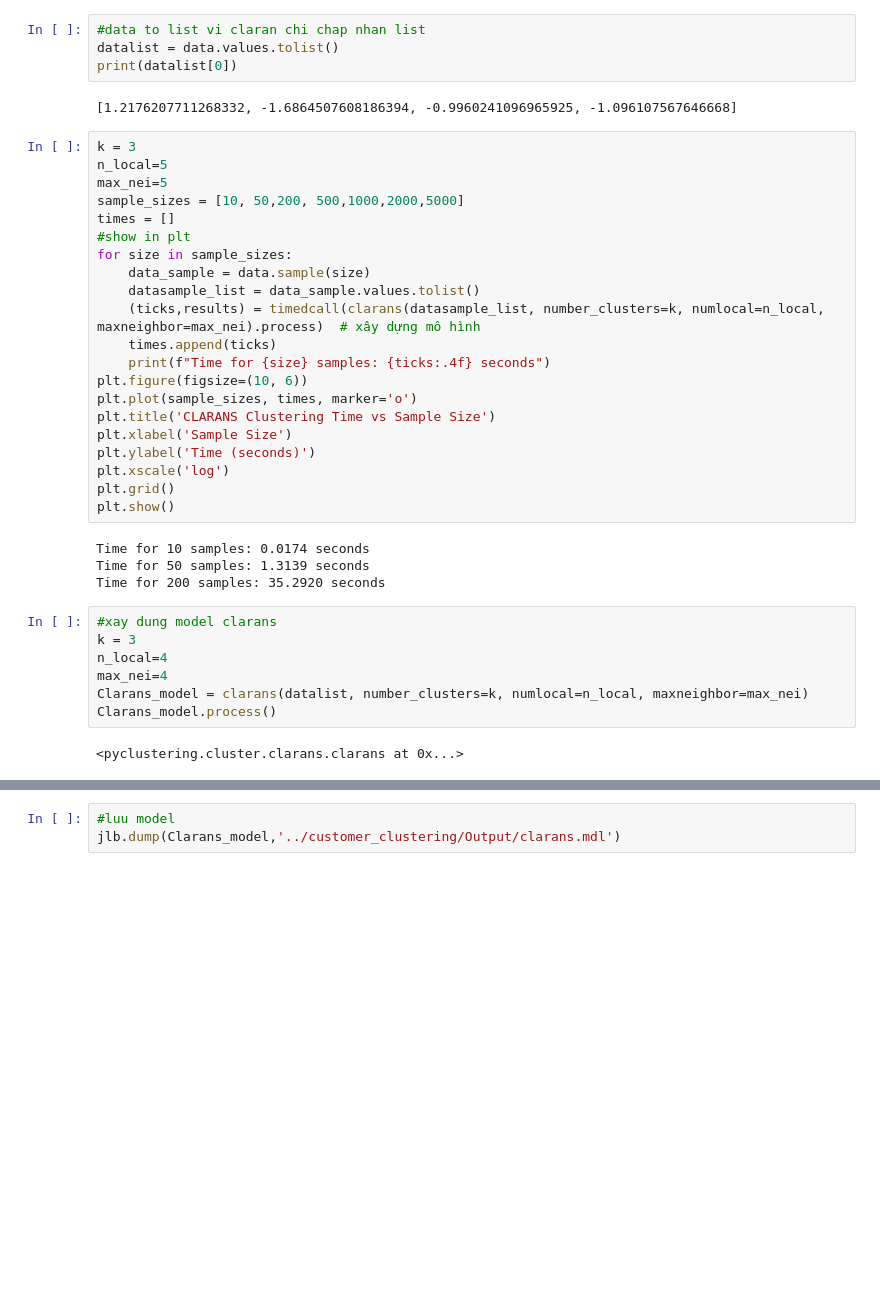
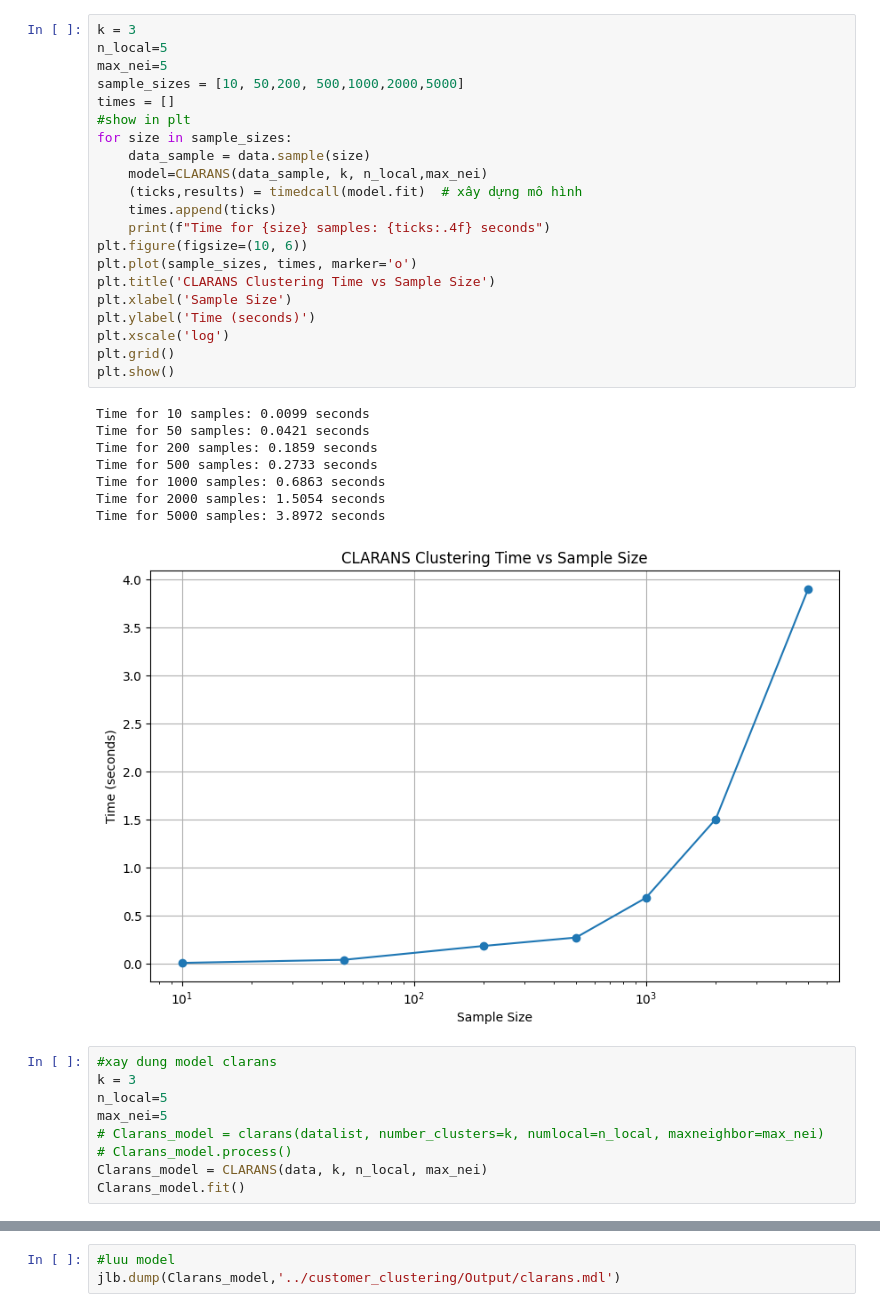
Before and after one commit to GiaHuy910/CLARANS-IN-MARKETING, a Jupyter notebook: customer_clustering/Clarans.ipynb, the cells around one changed output, grey strips where cells are left out. Drawn from its saved outputs; the diff is of its cells as text; blank space fills up the shorter version.

```diff
--- a/customer_clustering/Clarans.ipynb
+++ b/customer_clustering/Clarans.ipynb
@@ -25,43 +26,42 @@ print(data.tail(1))
-# %%
-#data to list vi claran chi chap nhan list
-datalist = data.values.tolist()
-print(datalist[0])
-# %% [output]
-[1.2176207711268332, -1.6864507608186394, -0.9960241096965925, -1.096107567646668]
 # %%
 k = 3
 n_local=5
 max_nei=5
 sample_sizes = [10, 50,200, 500,1000,2000,5000]
 times = []
 #show in plt
 for size in sample_sizes:
     data_sample = data.sample(size)
-    datasample_list = data_sample.values.tolist()
-    (ticks,results) = timedcall(clarans(datasample_list, number_clusters=k, numlocal=n_local, maxneighbor=max_nei).process)  # xây dựng mô hình
+    model=CLARANS(data_sample, k, n_local,max_nei)
+    (ticks,results) = timedcall(model.fit)  # xây dựng mô hình
     times.append(ticks)
     print(f"Time for {size} samples: {ticks:.4f} seconds")
 plt.figure(figsize=(10, 6))
 plt.plot(sample_sizes, times, marker='o')
 plt.title('CLARANS Clustering Time vs Sample Size')
 plt.xlabel('Sample Size')
 plt.ylabel('Time (seconds)')
 plt.xscale('log')
 plt.grid()
 plt.show()
 # %% [output]
-Time for 10 samples: 0.0174 seconds
-Time for 50 samples: 1.3139 seconds
-Time for 200 samples: 35.2920 seconds
+Time for 10 samples: 0.0099 seconds
+Time for 50 samples: 0.0421 seconds
+Time for 200 samples: 0.1859 seconds
+Time for 500 samples: 0.2733 seconds
+Time for 1000 samples: 0.6863 seconds
+Time for 2000 samples: 1.5054 seconds
+Time for 5000 samples: 3.8972 seconds
+[figure, added]
 # %%
 #xay dung model clarans
 k = 3
-n_local=4
-max_nei=4
-Clarans_model = clarans(datalist, number_clusters=k, numlocal=n_local, maxneighbor=max_nei)
-Clarans_model.process()
+n_local=5
+max_nei=5
+# Clarans_model = clarans(datalist, number_clusters=k, numlocal=n_local, maxneighbor=max_nei)
+# Clarans_model.process()
+Clarans_model = CLARANS(data, k, n_local, max_nei)
+Clarans_model.fit()
-# %% [output]
-<pyclustering.cluster.clarans.clarans at 0x...>
 # %%
 #lấy cluster và medoids
 clusters = Clarans_model.get_clusters()
```
Also changed, not shown: parts of 7 cells of this notebook, 3 other files.
